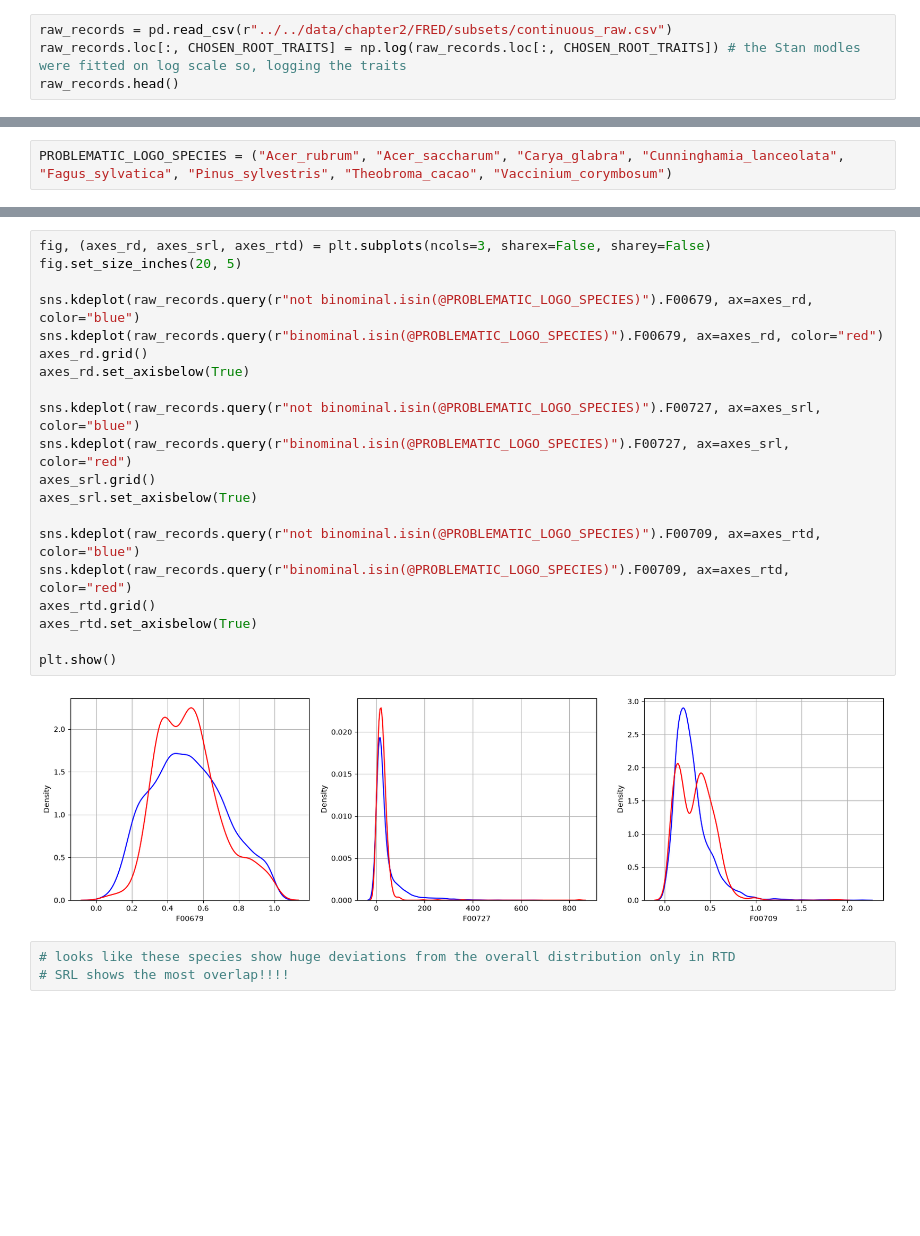
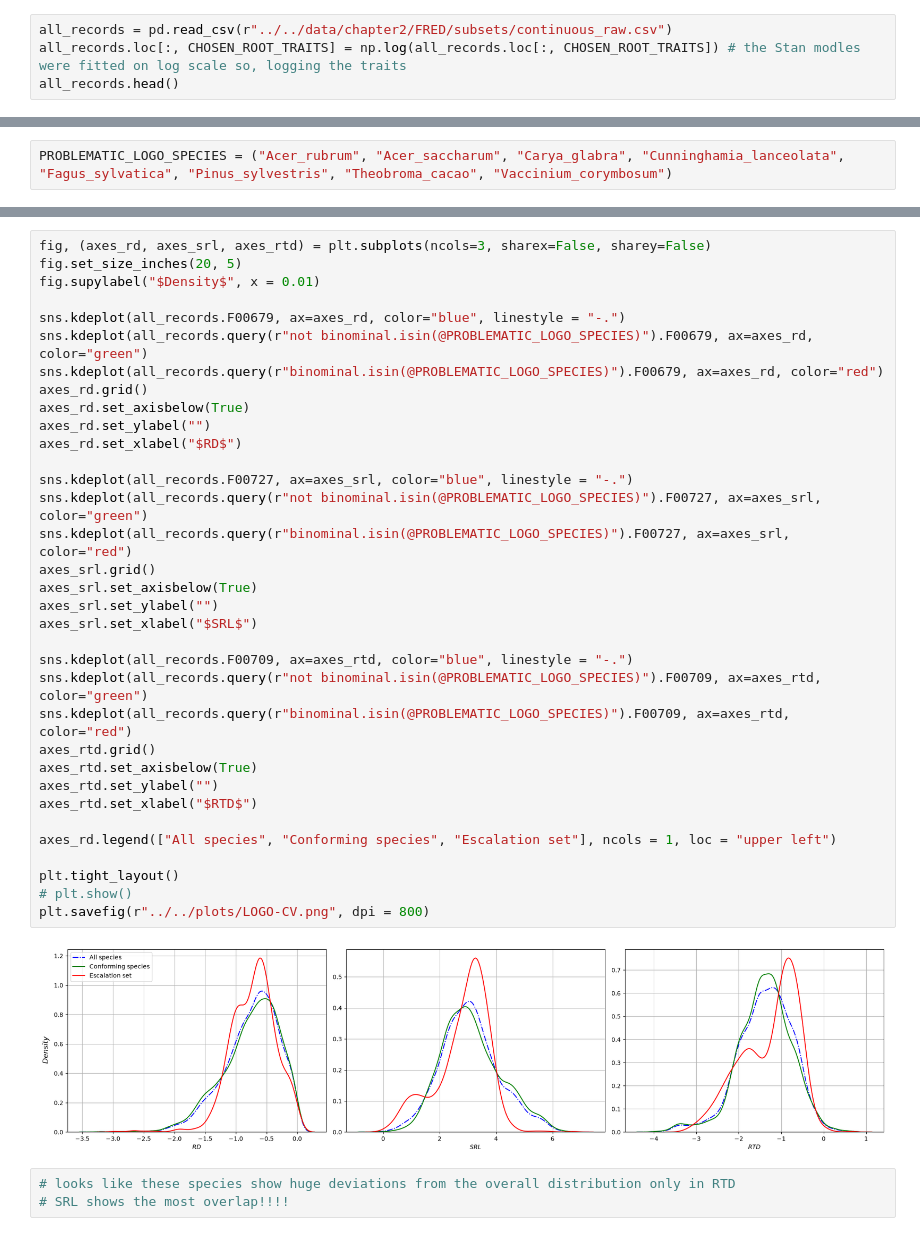
Before and after one commit to anoban/phd, a Jupyter notebook: notebooks/chapter_02/wrangling.ipynb, the cells around one changed output, grey strips where cells are left out. Drawn from its saved outputs; the diff is of its cells as text; blank space fills up the shorter version.

Commit message:
modified:   R/thirdparty/OUwie 	modified:   R/thirdparty/geiger-v2 	modified:   notebooks/chapter_02/wrangling.ipynb

```diff
--- a/notebooks/chapter_02/wrangling.ipynb
+++ b/notebooks/chapter_02/wrangling.ipynb
@@ -2655,8 +2655,8 @@ allrecords.to_csv(r"../../data/chapter2/paper/all.csv", index = False)
 # (Acer_rubrum, Acer_saccharum, Carya_glabra, Cunninghamia_lanceolata, Fagus_sylvatica, Pinus_sylvestris, Theobroma_cacao, Vaccinium_corymbosum)
 # let's look at their traits
 # %%
-raw_records = pd.read_csv(r"../../data/chapter2/FRED/subsets/continuous_raw.csv")
-raw_records.loc[:, CHOSEN_ROOT_TRAITS] = np.log(raw_records.loc[:, CHOSEN_ROOT_TRAITS]) # the Stan modles were fitted on log scale so, logging the traits
-raw_records.head()
+all_records = pd.read_csv(r"../../data/chapter2/FRED/subsets/continuous_raw.csv")
+all_records.loc[:, CHOSEN_ROOT_TRAITS] = np.log(all_records.loc[:, CHOSEN_ROOT_TRAITS]) # the Stan modles were fitted on log scale so, logging the traits
+all_records.head()
 # %% [output]
 |  | binominal | F01286 | F01287 | F01289 | F00679 | F00727 | F00709 |
@@ -2727,25 +2727,39 @@ Name: count, Length: 1293, dtype: int64
 # %%
 fig, (axes_rd, axes_srl, axes_rtd) = plt.subplots(ncols=3, sharex=False, sharey=False)
 fig.set_size_inches(20, 5)
+fig.supylabel("$Density$", x = 0.01)
 
-sns.kdeplot(raw_records.query(r"not binominal.isin(@PROBLEMATIC_LOGO_SPECIES)").F00679, ax=axes_rd, color="blue")
-sns.kdeplot(raw_records.query(r"binominal.isin(@PROBLEMATIC_LOGO_SPECIES)").F00679, ax=axes_rd, color="red")
+sns.kdeplot(all_records.F00679, ax=axes_rd, color="blue", linestyle = "-.")
+sns.kdeplot(all_records.query(r"not binominal.isin(@PROBLEMATIC_LOGO_SPECIES)").F00679, ax=axes_rd, color="green")
+sns.kdeplot(all_records.query(r"binominal.isin(@PROBLEMATIC_LOGO_SPECIES)").F00679, ax=axes_rd, color="red")
 axes_rd.grid()
 axes_rd.set_axisbelow(True)
+axes_rd.set_ylabel("")
+axes_rd.set_xlabel("$RD$")
 
-sns.kdeplot(raw_records.query(r"not binominal.isin(@PROBLEMATIC_LOGO_SPECIES)").F00727, ax=axes_srl, color="blue")
-sns.kdeplot(raw_records.query(r"binominal.isin(@PROBLEMATIC_LOGO_SPECIES)").F00727, ax=axes_srl, color="red")
+sns.kdeplot(all_records.F00727, ax=axes_srl, color="blue", linestyle = "-.")
+sns.kdeplot(all_records.query(r"not binominal.isin(@PROBLEMATIC_LOGO_SPECIES)").F00727, ax=axes_srl, color="green")
+sns.kdeplot(all_records.query(r"binominal.isin(@PROBLEMATIC_LOGO_SPECIES)").F00727, ax=axes_srl, color="red")
 axes_srl.grid()
 axes_srl.set_axisbelow(True)
+axes_srl.set_ylabel("")
+axes_srl.set_xlabel("$SRL$")
 
-sns.kdeplot(raw_records.query(r"not binominal.isin(@PROBLEMATIC_LOGO_SPECIES)").F00709, ax=axes_rtd, color="blue")
-sns.kdeplot(raw_records.query(r"binominal.isin(@PROBLEMATIC_LOGO_SPECIES)").F00709, ax=axes_rtd, color="red")
+sns.kdeplot(all_records.F00709, ax=axes_rtd, color="blue", linestyle = "-.")
+sns.kdeplot(all_records.query(r"not binominal.isin(@PROBLEMATIC_LOGO_SPECIES)").F00709, ax=axes_rtd, color="green")
+sns.kdeplot(all_records.query(r"binominal.isin(@PROBLEMATIC_LOGO_SPECIES)").F00709, ax=axes_rtd, color="red")
 axes_rtd.grid()
 axes_rtd.set_axisbelow(True)
+axes_rtd.set_ylabel("")
+axes_rtd.set_xlabel("$RTD$")
 
-plt.show()
+axes_rd.legend(["All species", "Conforming species", "Escalation set"], ncols = 1, loc = "upper left")
+
+plt.tight_layout()
+# plt.show()
+plt.savefig(r"../../plots/LOGO-CV.png", dpi = 800)
 # %% [output]
-[figure, old version]
+[figure, new version]
 # %%
 # looks like these species show huge deviations from the overall distribution only in RTD
 # SRL shows the most overlap!!!!
```
Also changed, not shown: parts of 9 cells of this notebook.
